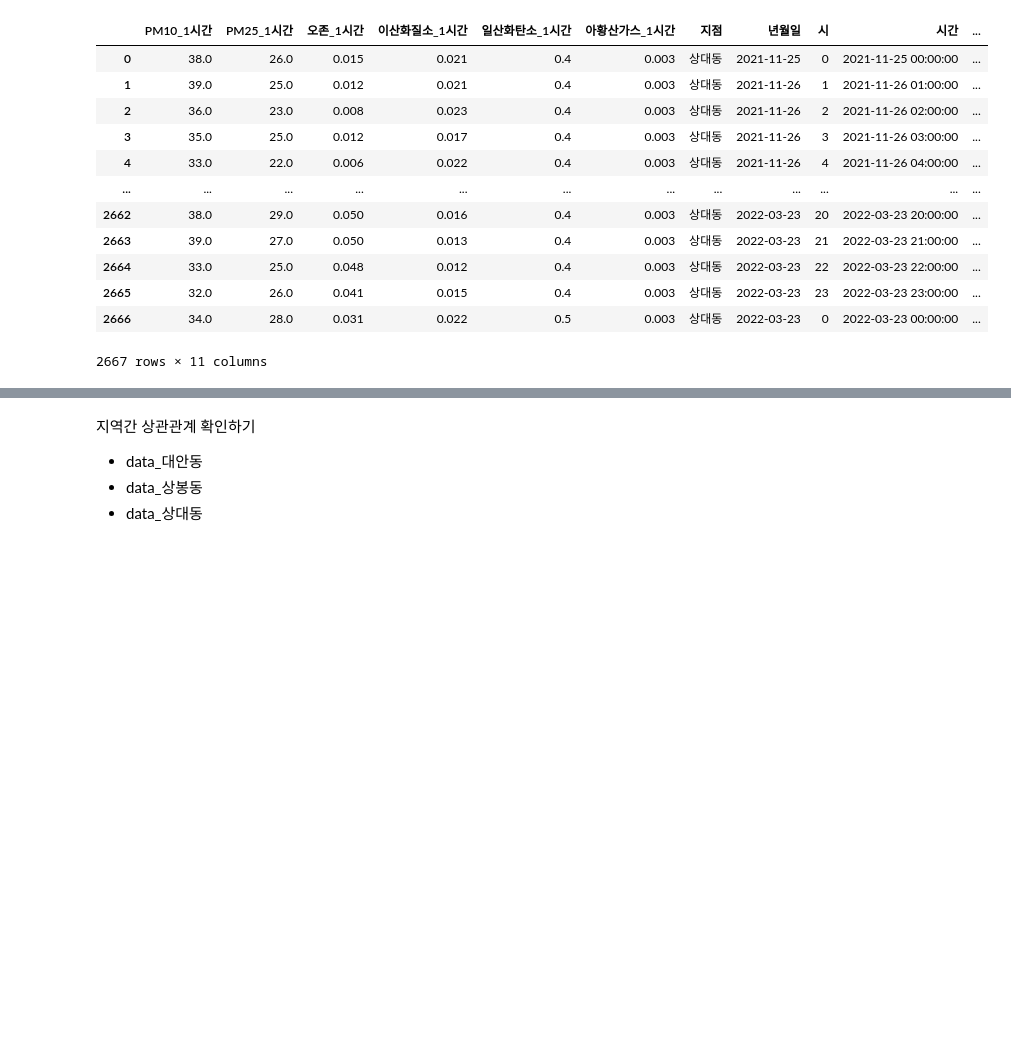
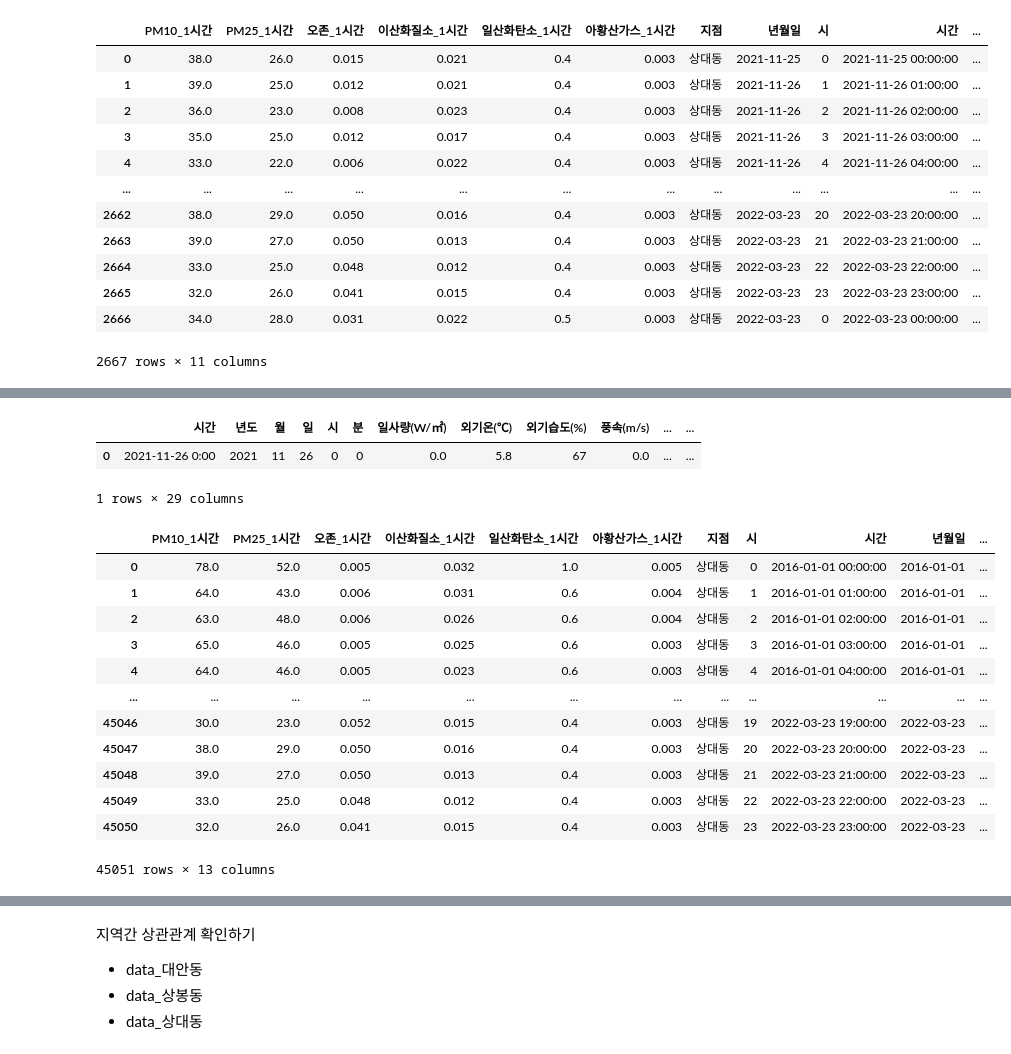
Before and after one commit to yxbxn/smart_farm, a Jupyter notebook: Code/추가변수 수집.ipynb, the cells around one changed output, grey strips where cells are left out. Drawn from its saved outputs; the diff is of its cells as text; code cells hidden in the pictures; blank space fills up the shorter version.

```diff
--- a/Code/추가변수 수집.ipynb
+++ b/Code/추가변수 수집.ipynb
@@ -958,0 +1097,6 @@ air_data = pd.concat(all_data,axis=0,ignore_index = True)
+# %%
+train_test_merge_nonull.head(1)
+# %% [output]
+|  | 시간 | 년도 | 월 | 일 | 시 | 분 | 일사량(W/㎡) | 외기온(℃) | 외기습도(%) | 풍속(m/s) | ... | ... |
+| 0 | 2021-11-26 0:00 | 2021 | 11 | 26 | 0 | 0 | 0.0 | 5.8 | 67 | 0.0 | ... | ... |
+1 rows × 29 columns
@@ -958,0 +1108,16 @@ air_data = pd.concat(all_data,axis=0,ignore_index = True)
+# %%
+copy
+# %% [output]
+|  | PM10_1시간 | PM25_1시간 | 오존_1시간 | 이산화질소_1시간 | 일산화탄소_1시간 | 아황산가스_1시간 | 지점 | 시 | 시간 | 년월일 | ... |
+| 0 | 78.0 | 52.0 | 0.005 | 0.032 | 1.0 | 0.005 | 상대동 | 0 | 2016-01-01 00:00:00 | 2016-01-01 | ... |
+| 1 | 64.0 | 43.0 | 0.006 | 0.031 | 0.6 | 0.004 | 상대동 | 1 | 2016-01-01 01:00:00 | 2016-01-01 | ... |
+| 2 | 63.0 | 48.0 | 0.006 | 0.026 | 0.6 | 0.004 | 상대동 | 2 | 2016-01-01 02:00:00 | 2016-01-01 | ... |
+| 3 | 65.0 | 46.0 | 0.005 | 0.025 | 0.6 | 0.003 | 상대동 | 3 | 2016-01-01 03:00:00 | 2016-01-01 | ... |
+| 4 | 64.0 | 46.0 | 0.005 | 0.023 | 0.6 | 0.003 | 상대동 | 4 | 2016-01-01 04:00:00 | 2016-01-01 | ... |
+| ... | ... | ... | ... | ... | ... | ... | ... | ... | ... | ... | ... |
+| 45046 | 30.0 | 23.0 | 0.052 | 0.015 | 0.4 | 0.003 | 상대동 | 19 | 2022-03-23 19:00:00 | 2022-03-23 | ... |
+| 45047 | 38.0 | 29.0 | 0.050 | 0.016 | 0.4 | 0.003 | 상대동 | 20 | 2022-03-23 20:00:00 | 2022-03-23 | ... |
+| 45048 | 39.0 | 27.0 | 0.050 | 0.013 | 0.4 | 0.003 | 상대동 | 21 | 2022-03-23 21:00:00 | 2022-03-23 | ... |
+| 45049 | 33.0 | 25.0 | 0.048 | 0.012 | 0.4 | 0.003 | 상대동 | 22 | 2022-03-23 22:00:00 | 2022-03-23 | ... |
+| 45050 | 32.0 | 26.0 | 0.041 | 0.015 | 0.4 | 0.003 | 상대동 | 23 | 2022-03-23 23:00:00 | 2022-03-23 | ... |
+45051 rows × 13 columns
```
Also changed, not shown: parts of 60 cells of this notebook.
